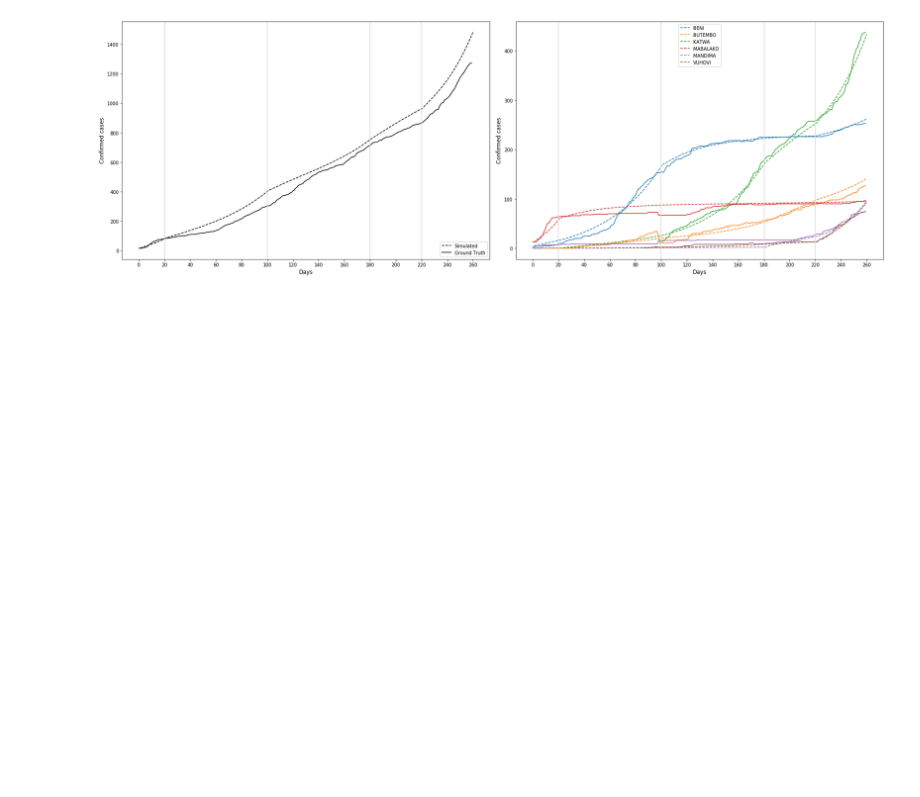
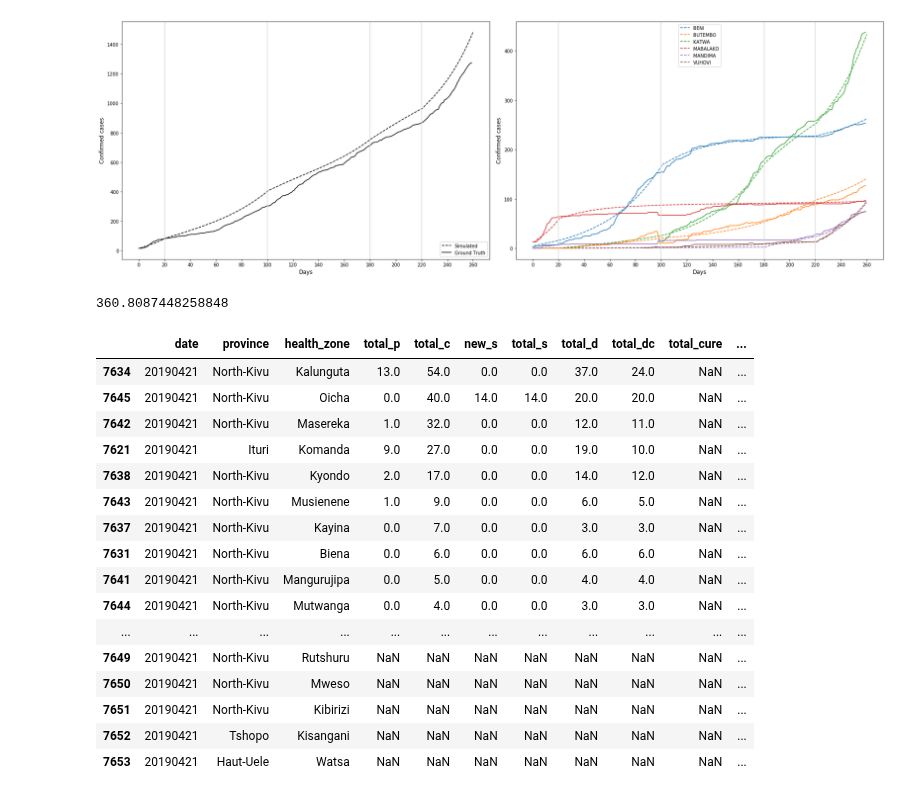
Before and after one commit to NSSAC/DRC_Ebola_2018, a Jupyter notebook: notebooks/calib_checkpointing.ipynb, the cells around one changed output. Cells and saved outputs as stored; diff of their text form; code cells hidden in the pictures; blank space fills up the shorter version.

```diff
--- a/notebooks/calib_checkpointing.ipynb
+++ b/notebooks/calib_checkpointing.ipynb
@@ -229,3 +229,27 @@ if forecast:
     temp_df[['risk_index']].head(10).to_html('../plots/risk_table_{}.html'.format(scenario))
 # %% [output]
 [figure]
+# %%
+out_df.loc[list(set(out_df.index) - set([k.upper() for k in key_hzs]))].T.cumsum().loc[260].sum()
+# %% [output]
+360.8087448258848
+# %%
+gt[(~gt.health_zone.isin(key_hzs))&(gt.Ob_Day==gt.Ob_Day.max())&(gt.health_zone!='all')].sort_values('total_c',ascending=False)
+# %% [output]
+|  | date | province | health_zone | total_p | total_c | new_s | total_s | total_d | total_dc | total_cure | ... |
+| 7634 | 20190421 | North-Kivu | Kalunguta | 13.0 | 54.0 | 0.0 | 0.0 | 37.0 | 24.0 | NaN | ... |
+| 7645 | 20190421 | North-Kivu | Oicha | 0.0 | 40.0 | 14.0 | 14.0 | 20.0 | 20.0 | NaN | ... |
+| 7642 | 20190421 | North-Kivu | Masereka | 1.0 | 32.0 | 0.0 | 0.0 | 12.0 | 11.0 | NaN | ... |
+| 7621 | 20190421 | Ituri | Komanda | 9.0 | 27.0 | 0.0 | 0.0 | 19.0 | 10.0 | NaN | ... |
+| 7638 | 20190421 | North-Kivu | Kyondo | 2.0 | 17.0 | 0.0 | 0.0 | 14.0 | 12.0 | NaN | ... |
+| 7643 | 20190421 | North-Kivu | Musienene | 1.0 | 9.0 | 0.0 | 0.0 | 6.0 | 5.0 | NaN | ... |
+| 7637 | 20190421 | North-Kivu | Kayina | 0.0 | 7.0 | 0.0 | 0.0 | 3.0 | 3.0 | NaN | ... |
+| 7631 | 20190421 | North-Kivu | Biena | 0.0 | 6.0 | 0.0 | 0.0 | 6.0 | 6.0 | NaN | ... |
+| 7641 | 20190421 | North-Kivu | Mangurujipa | 0.0 | 5.0 | 0.0 | 0.0 | 4.0 | 4.0 | NaN | ... |
+| 7644 | 20190421 | North-Kivu | Mutwanga | 0.0 | 4.0 | 0.0 | 0.0 | 3.0 | 3.0 | NaN | ... |
+| ... | ... | ... | ... | ... | ... | ... | ... | ... | ... | ... | ... |
+| 7649 | 20190421 | North-Kivu | Rutshuru | NaN | NaN | NaN | NaN | NaN | NaN | NaN | ... |
+| 7650 | 20190421 | North-Kivu | Mweso | NaN | NaN | NaN | NaN | NaN | NaN | NaN | ... |
+| 7651 | 20190421 | North-Kivu | Kibirizi | NaN | NaN | NaN | NaN | NaN | NaN | NaN | ... |
+| 7652 | 20190421 | Tshopo | Kisangani | NaN | NaN | NaN | NaN | NaN | NaN | NaN | ... |
+| 7653 | 20190421 | Haut-Uele | Watsa | NaN | NaN | NaN | NaN | NaN | NaN | NaN | ... |
```
Also changed, not shown: parts of 2 cells of this notebook, 1 other file.
